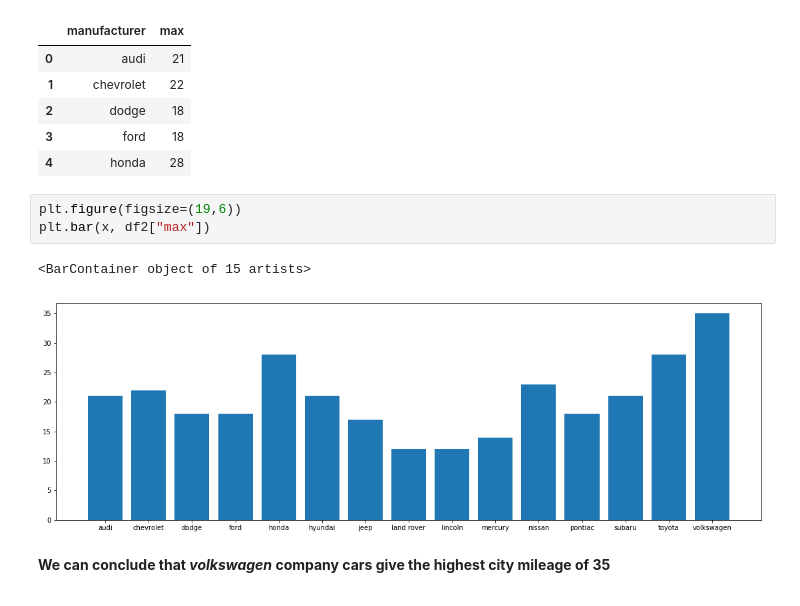
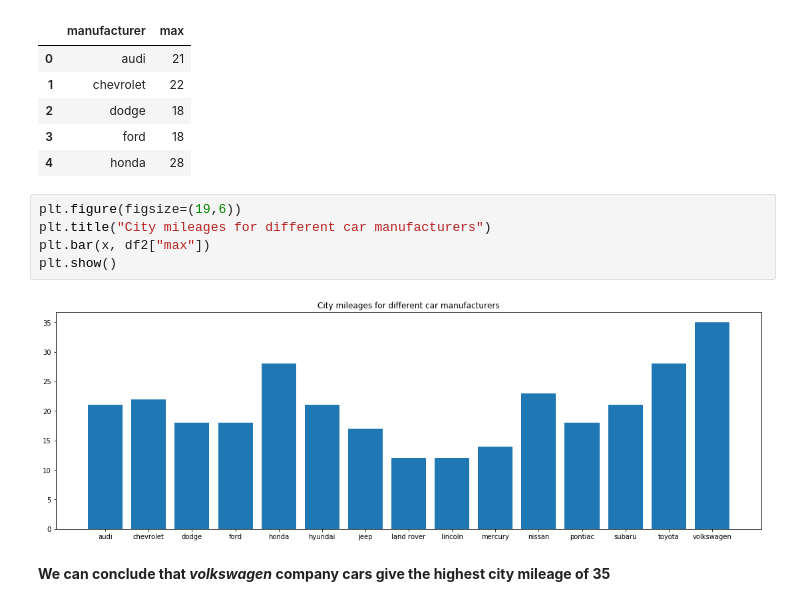
Before and after one commit to anish2197/data-analystics, a Jupyter notebook: Day 2.ipynb, the cells around one changed output. Cells and saved outputs as stored; diff of their text form.

```diff
--- a/Day 2.ipynb
+++ b/Day 2.ipynb
@@ -66,10 +66,11 @@ df2.head()
 | 4 | honda | 28 |
 # %%
 plt.figure(figsize=(19,6))
+plt.title("City mileages for different car manufacturers")
 plt.bar(x, df2["max"])
+plt.show()
 # %% [output]
-<BarContainer object of 15 artists>
-[figure, old version]
+[figure, new version]
 # %% [markdown]
 **We can conclude that *volkswagen* company cars give the highest city mileage of 35**
 # %% [markdown]
```
Also changed, not shown: parts of 6 cells of this notebook.
